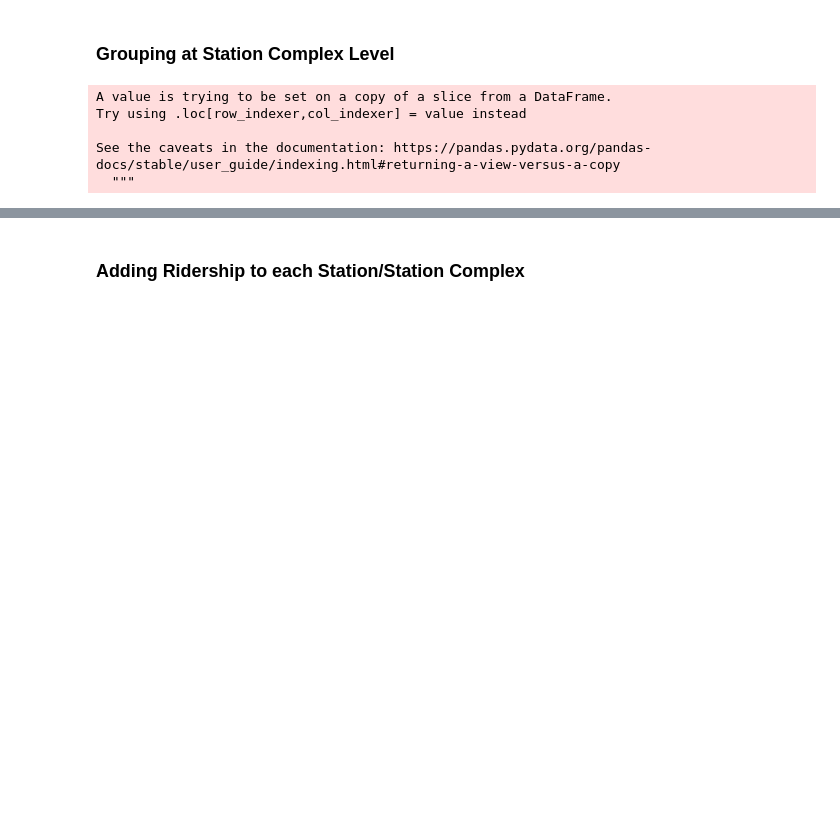
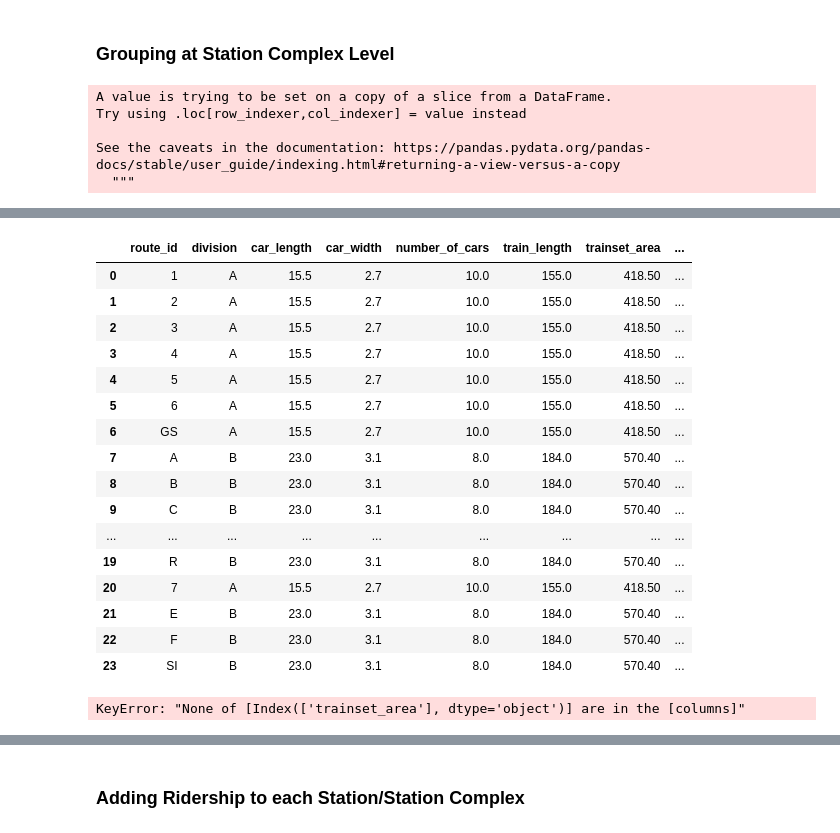
Before and after one commit to gregfeliu/NYC-Subway-Frequencies, a Jupyter notebook: 1.GTFS_Data_Processing.ipynb, the cells around one changed output, grey strips where cells are left out. Saved outputs shown, nothing was run; the diff lists cells and outputs as text; code cells hidden in the pictures; blank space fills up the shorter version.

```diff
--- a/1.GTFS_Data_Processing.ipynb
+++ b/1.GTFS_Data_Processing.ipynb
@@ -425,0 +333,3 @@ See the caveats in the documentation: https://pandas.pydata.org/pandas-docs/stab
+# %%
+train_area_df = pd.DataFrame.from_dict(division_split_dict, orient='index', columns=['division']).reset_index()
+train_area_df.columns = ['route_id', 'division']
@@ -425,0 +349,24 @@ See the caveats in the documentation: https://pandas.pydata.org/pandas-docs/stab
+# %%
+cars_per_train_dict = dict(zip(unique_lines, [None for x in range(len(unique_lines))]))
+# B1 division
+cars_per_train_dict['J'] = 8
+cars_per_train_dict['M'] = 8
+cars_per_train_dict['L'] = 8
+# Shuttles
+cars_per_train_dict['FS'] = 2
+cars_per_train_dict['H'] = 4
+cars_per_train_dict['GS'] = 6
+# Other
+cars_per_train_dict['SI'] = 4
+cars_per_train_dict['G'] = 5
+cars_per_train_dict['7'] = 11
+# %%
+train_area_df['number_of_cars'] = pd.DataFrame.from_dict(cars_per_train_dict, orient='index')
+for idx in range(len(train_area_df)):
+    value = train_area_df['number_of_cars'][idx]
+    if np.isnan(value):
+        if train_area_df['division'][idx] == 'A':
+            value = 10
+        elif train_area_df['division'][idx] == 'B':
+            value = 8
+    train_area_df['number_of_cars'][idx] = value
@@ -426,3 +378,13 @@ See the caveats in the documentation: https://pandas.pydata.org/pandas-docs/stab
+# %%
+train_area_df['train_length'] = train_area_df['car_length'] * train_area_df['number_of_cars']
+train_area_df['trainset_area'] = train_area_df['train_length'] * train_area_df['car_width']
+train_area_dict = dict(zip(train_area_df.index, train_area_df['trainset_area']))
+train_area_df['capacity_per_car'] = [180 if train_area_df['division'][x] == 'A' else 240
+                                     for x in range(train_area_df.shape[0])]
+# B division capacity is around 240 people per car (https://en.wikipedia.org/wiki/R160_(New_York_City_Subway_car)#cite_note-5)
+# A division capacity is around 180 people per car (https://en.wikipedia.org/wiki/R142_(New_York_City_Subway_car))
+train_area_df['capacity'] = [int(train_area_df['number_of_cars'][x] * train_area_df['capacity_per_car'][x])
+                             for x in range(train_area_df.shape[0])]
 # %% [markdown]
 ## Station (Complex) Data
 # %% [markdown]
@@ -462,0 +443,27 @@ trains_per_weekday_hour_by_station.reset_index(inplace=True)
+# %%
+train_area_df
+# %% [output]
+|  | route_id | division | car_length | car_width | number_of_cars | train_length | trainset_area | ... |
+| 0 | 1 | A | 15.5 | 2.7 | 10.0 | 155.0 | 418.50 | ... |
+| 1 | 2 | A | 15.5 | 2.7 | 10.0 | 155.0 | 418.50 | ... |
+| 2 | 3 | A | 15.5 | 2.7 | 10.0 | 155.0 | 418.50 | ... |
+| 3 | 4 | A | 15.5 | 2.7 | 10.0 | 155.0 | 418.50 | ... |
+| 4 | 5 | A | 15.5 | 2.7 | 10.0 | 155.0 | 418.50 | ... |
+| 5 | 6 | A | 15.5 | 2.7 | 10.0 | 155.0 | 418.50 | ... |
+| 6 | GS | A | 15.5 | 2.7 | 10.0 | 155.0 | 418.50 | ... |
+| 7 | A | B | 23.0 | 3.1 | 8.0 | 184.0 | 570.40 | ... |
+| 8 | B | B | 23.0 | 3.1 | 8.0 | 184.0 | 570.40 | ... |
+| 9 | C | B | 23.0 | 3.1 | 8.0 | 184.0 | 570.40 | ... |
+| ... | ... | ... | ... | ... | ... | ... | ... | ... |
+| 19 | R | B | 23.0 | 3.1 | 8.0 | 184.0 | 570.40 | ... |
+| 20 | 7 | A | 15.5 | 2.7 | 10.0 | 155.0 | 418.50 | ... |
+| 21 | E | B | 23.0 | 3.1 | 8.0 | 184.0 | 570.40 | ... |
+| 22 | F | B | 23.0 | 3.1 | 8.0 | 184.0 | 570.40 | ... |
+| 23 | SI | B | 23.0 | 3.1 | 8.0 | 184.0 | 570.40 | ... |
+# %%
+# train area per hour during weekdays per direction
+train_area_per_weekday_hour_by_station = round(stop_times_df[stop_times_df['day_of_week'] == 'Weekday'
+                                                  ].groupby('parent_stop_id').sum() / 24 / 2, 2)[['trainset_area']]
+train_area_per_weekday_hour_by_station.reset_index(inplace=True)
+# %% [output]
+KeyError: "None of [Index(['trainset_area'], dtype='object')] are in the [columns]"
```
Also changed, not shown: parts of 83 cells of this notebook, 1 other file.
